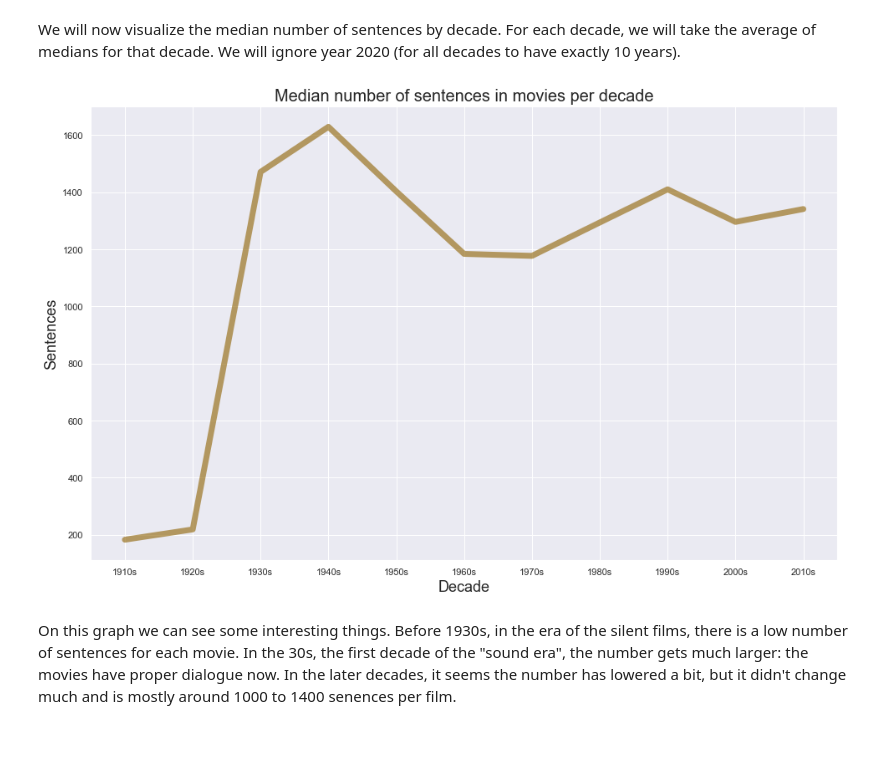
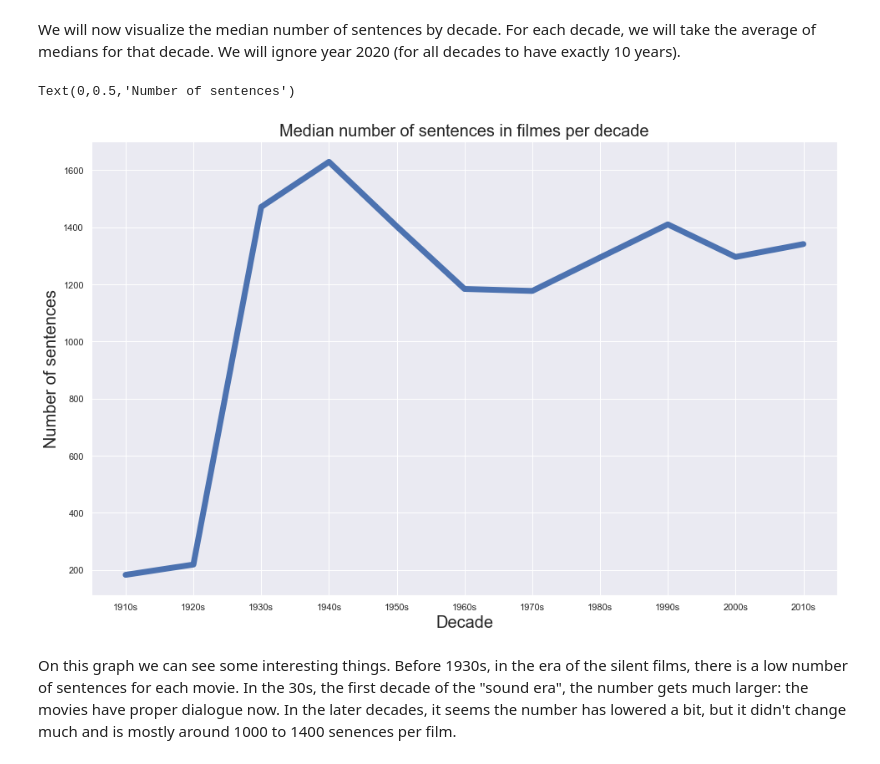
Before and after one commit to RobertInjac/ADA-Project-2018-OpenSubtitles, a Jupyter notebook: Project.ipynb, the cells around one changed output. Cells and saved outputs as stored; diff of their text form; code cells hidden in the pictures.

```diff
--- a/Project.ipynb
+++ b/Project.ipynb
@@ -414,18 +412,16 @@ sdf = sdf_.toPandas()
 We will now visualize the median number of sentences by decade. For each decade, we will take the average of medians for that decade. We will ignore year 2020 (for all decades to have exactly 10 years).
 # %%
 median_sentence_data = pd.DataFrame({'Decade': sdf['decade'], 'Sentences':sdf['n_sent_median']})
-ax = sns.lineplot(x='Decade',
+g = sns.lineplot(x='Decade',
              y='Sentences',
              linewidth=7.0,
-             color='#946a0fa4',
-             data=median_sentence_data).set_title('Median number of sentences in movies per decade')
-
-#plt.figure(figsize=(15,10))
-#plt.bar(labels, medians)
-#plt.title('Median number of sentences per decade')
-#plt.show()
+             data=median_sentence_data)
+g.set_title('Median number of sentences in filmes per decade', fontsize=20)
+g.set_xlabel("Decade",fontsize=20)
+g.set_ylabel("Number of sentences",fontsize=20)
 # %% [output]
+Text(0,0.5,'Number of sentences')
-[figure, old version]
+[figure, new version]
 # %% [markdown]
 On this graph we can see some interesting things. Before 1930s, in the era of the silent films, there is a low number of sentences for each movie. In the 30s, the first decade of the "sound era", the number gets much larger: the movies have proper dialogue now. In the later decades, it seems the number has lowered a bit, but it didn't change much and is mostly around 1000 to 1400 senences per film.
 # %% [markdown]
```
Also changed, not shown: parts of 60 cells of this notebook.
